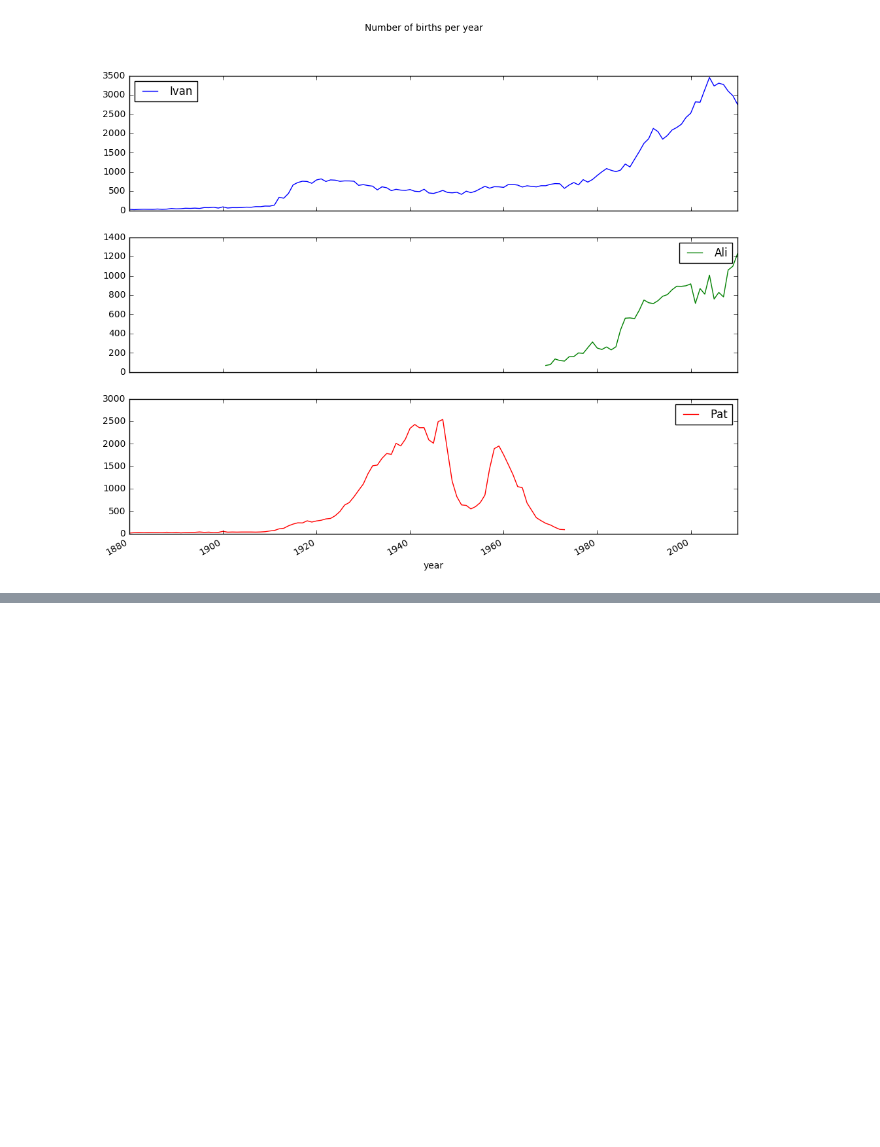
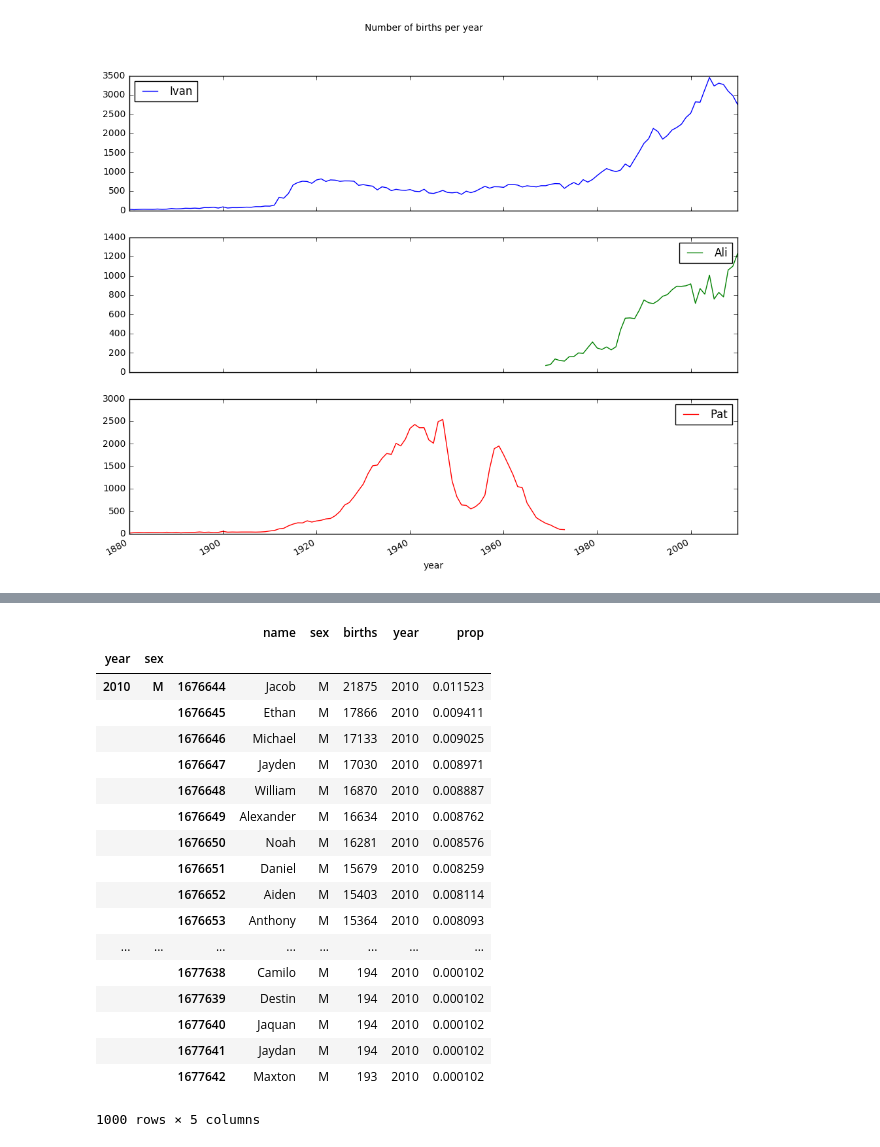
Before and after one commit to Kaipov/pandas, a Jupyter notebook: names_in_usa/names.ipynb, the cells around one changed output, grey strips where cells are left out. Drawn from its saved outputs; the diff is of its cells as text; code cells hidden in the pictures; blank space fills up the shorter version.

```diff
--- a/names_in_usa/names.ipynb
+++ b/names_in_usa/names.ipynb
@@ -184,0 +192,23 @@ array([<matplotlib.axes._subplots.AxesSubplot object at 0x...>,
+# %%
+df = boys[boys.year == 2010]
+df
+# %% [output]
+|  |  |  | name | sex | births | year | prop |
+| year | sex |  |  |  |  |  |  |
+| 2010 | M | 1676644 | Jacob | M | 21875 | 2010 | 0.011523 |
+|  |  | 1676645 | Ethan | M | 17866 | 2010 | 0.009411 |
+|  |  | 1676646 | Michael | M | 17133 | 2010 | 0.009025 |
+|  |  | 1676647 | Jayden | M | 17030 | 2010 | 0.008971 |
+|  |  | 1676648 | William | M | 16870 | 2010 | 0.008887 |
+|  |  | 1676649 | Alexander | M | 16634 | 2010 | 0.008762 |
+|  |  | 1676650 | Noah | M | 16281 | 2010 | 0.008576 |
+|  |  | 1676651 | Daniel | M | 15679 | 2010 | 0.008259 |
+|  |  | 1676652 | Aiden | M | 15403 | 2010 | 0.008114 |
+|  |  | 1676653 | Anthony | M | 15364 | 2010 | 0.008093 |
+| ... | ... | ... | ... | ... | ... | ... | ... |
+|  |  | 1677638 | Camilo | M | 194 | 2010 | 0.000102 |
+|  |  | 1677639 | Destin | M | 194 | 2010 | 0.000102 |
+|  |  | 1677640 | Jaquan | M | 194 | 2010 | 0.000102 |
+|  |  | 1677641 | Jaydan | M | 194 | 2010 | 0.000102 |
+|  |  | 1677642 | Maxton | M | 193 | 2010 | 0.000102 |
+1000 rows × 5 columns
```
Also changed, not shown: parts of 6 cells of this notebook.
